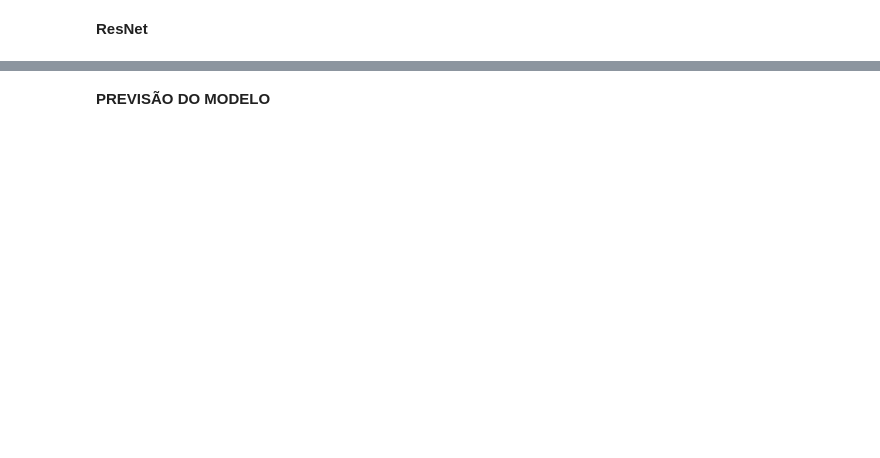
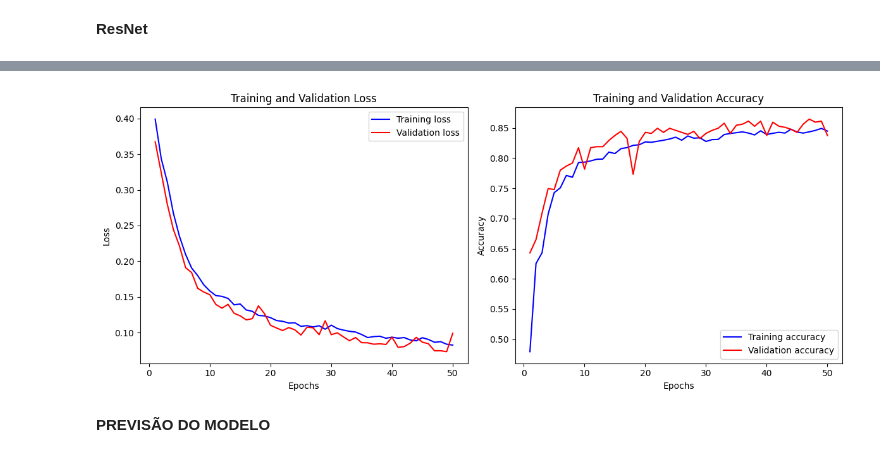
Before and after one commit to leonaardoas/CLASSIFICACAO-MULTIRROTULOS-DE-IMAGENS-DE-RELATORIOS-DE-ESTACAS-, a Jupyter notebook: ResNet.ipynb, the cells around one changed output, grey strips where cells are left out. Cells and saved outputs as stored; diff of their text form; code cells hidden in the pictures; blank space fills up the shorter version.

```diff
--- a/ResNet.ipynb
+++ b/ResNet.ipynb
@@ -206,3 +212,35 @@ history = model.fit(X_train_, y_train_, epochs=EPOCHS, validation_data=(X_val, y
+# %%
+# Extraia métricas de desempenho
+train_loss = history.history['loss']
+val_loss = history.history['val_loss']
+train_acc = history.history['accuracy']
+val_acc = history.history['val_accuracy']
+
+# Crie um gráfico para visualizar o desempenho
+epochs = range(1, len(train_loss) + 1)
+
+plt.figure(figsize=(12, 5))
+
+plt.subplot(1, 2, 1)
+plt.plot(epochs, train_loss, 'b', label='Training loss')
+plt.plot(epochs, val_loss, 'r', label='Validation loss')
+plt.title('Training and Validation Loss')
+plt.xlabel('Epochs')
+plt.ylabel('Loss')
+plt.legend()
+
+plt.subplot(1, 2, 2)
+plt.plot(epochs, train_acc, 'b', label='Training accuracy')
+plt.plot(epochs, val_acc, 'r', label='Validation accuracy')
+plt.title('Training and Validation Accuracy')
+plt.xlabel('Epochs')
+plt.ylabel('Accuracy')
+plt.legend()
+
+plt.tight_layout()
+plt.show()
+# %% [output]
+[figure, added]
 # %% [markdown]
 **PREVISÃO DO MODELO**
 # %%
```
Also changed, not shown: parts of 17 cells of this notebook.
